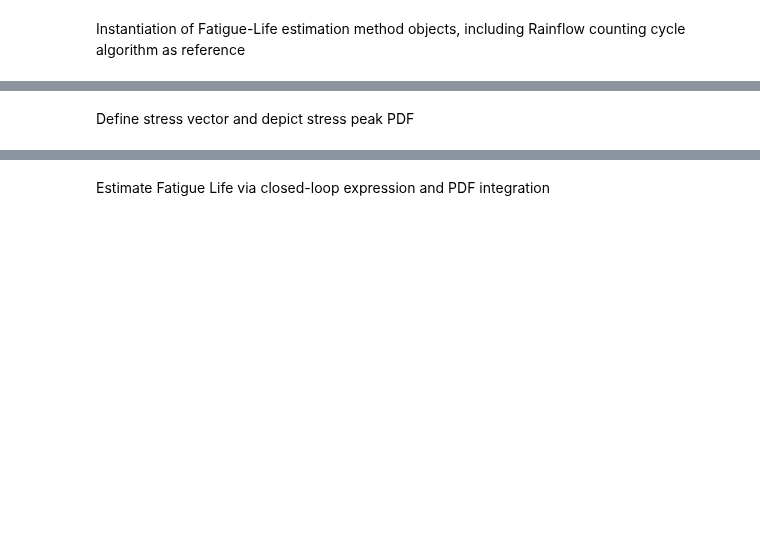
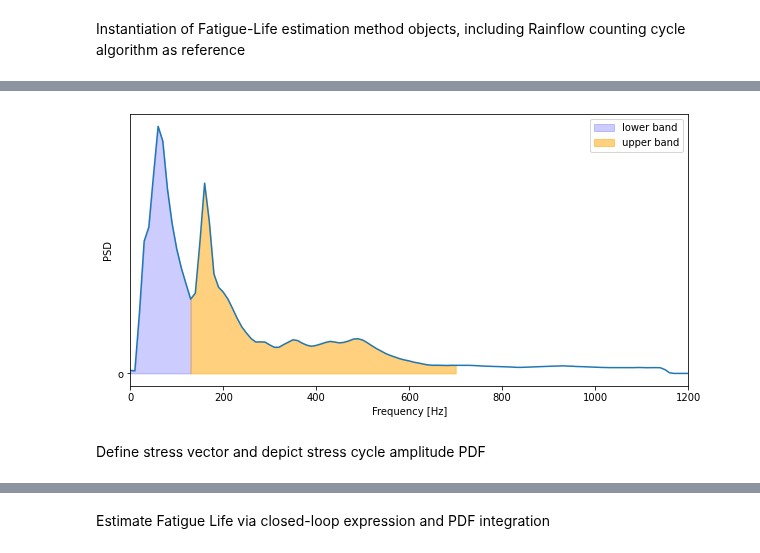
Before and after one commit to ladisk/FLife, a Jupyter notebook: FLife Showcase.ipynb, the cells around one changed output, grey strips where cells are left out. Saved outputs shown, nothing was run; the diff lists cells and outputs as text; code cells hidden in the pictures; blank space fills up the shorter version.

```diff
--- a/FLife Showcase.ipynb
+++ b/FLife Showcase.ipynb
@@ -56,4 +89,19 @@ pz = FLife.PetrucciZuccarello(sd)
+# %%
+#user defined bands
+jm_userDefinedBands = FLife.JiaoMoan(sd, PSD_splitting = ('userDefinedBands', [130, 700]))
+lower_band_index, upper_band_index= jm_userDefinedBands.band_stop_indexes
+
+plt.figure(figsize=(10,5))
+plt.plot(sd.psd[:,0], sd.psd[:,1])
+plt.fill_between(sd.psd[:lower_band_index+1,0], sd.psd[:lower_band_index+1,1], 'o', label='lower band', alpha=.2, color='blue')
+plt.fill_between(sd.psd[lower_band_index:upper_band_index+1,0], sd.psd[lower_band_index:upper_band_index+1,1], 'o', label='upper band', alpha=.5, color ='orange')
+plt.xlabel('Frequency [Hz]')
+plt.ylabel('PSD')
+plt.xlim(0,1200)
+plt.legend();
+# %% [output]
+[figure, added]
 # %% [markdown]
-Define stress vector and depict stress peak PDF
+Define stress vector and depict stress cycle amplitude PDF
 # %%
 s = np.arange(0,np.max(x),.001)
```
Also changed, not shown: parts of 9 cells of this notebook.
